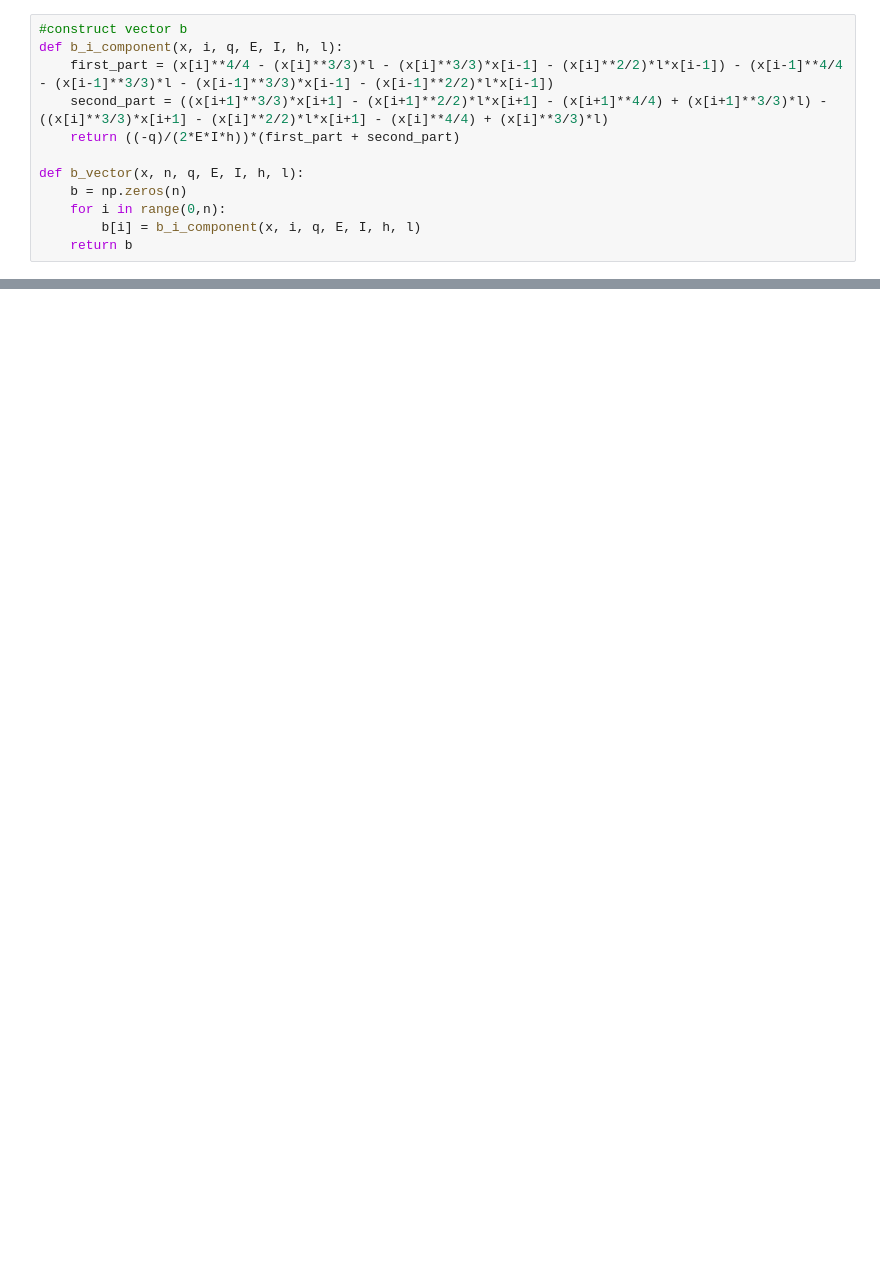
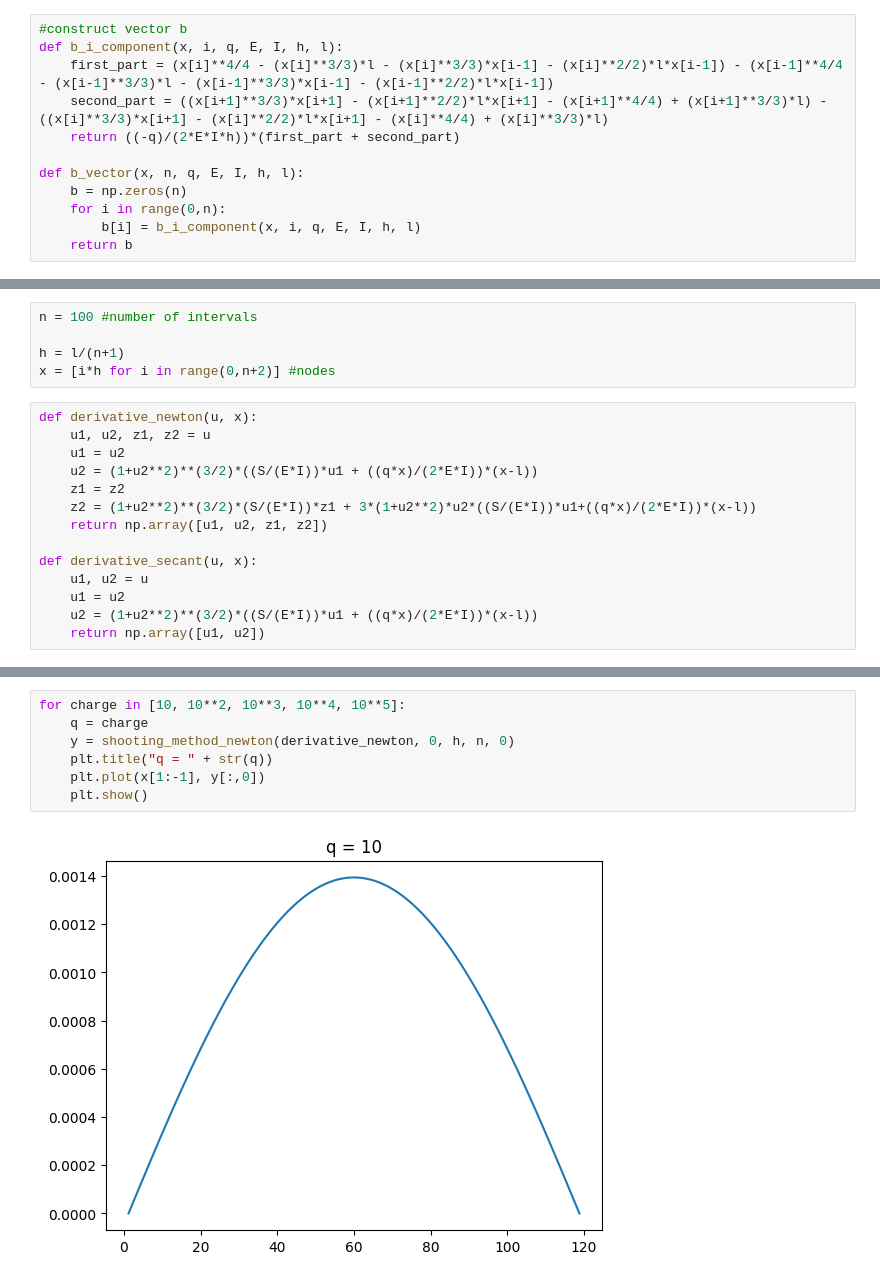
Before and after one commit to EstebanLeiva/NumericalAnalysis, a Jupyter notebook: FinalProject/differentialEquations.ipynb, the cells around one changed output, grey strips where cells are left out. Saved outputs shown, nothing was run; the diff lists cells and outputs as text; blank space fills up the shorter version.

```diff
--- a/FinalProject/differentialEquations.ipynb
+++ b/FinalProject/differentialEquations.ipynb
@@ -105,0 +115,19 @@ $$[1+(w_n')^2]^{-3/2}w_n'' = \frac{S}{EI}w + \frac{qx}{2EI}(x-l), \hspace{5px} 0
+# %%
+n = 100 #number of intervals
+
+h = l/(n+1)
+x = [i*h for i in range(0,n+2)] #nodes
+# %%
+def derivative_newton(u, x):
+    u1, u2, z1, z2 = u
+    u1 = u2
+    u2 = (1+u2**2)**(3/2)*((S/(E*I))*u1 + ((q*x)/(2*E*I))*(x-l))
+    z1 = z2
+    z2 = (1+u2**2)**(3/2)*(S/(E*I))*z1 + 3*(1+u2**2)*u2*((S/(E*I))*u1+((q*x)/(2*E*I))*(x-l))
+    return np.array([u1, u2, z1, z2])
+
+def derivative_secant(u, x):
+    u1, u2 = u
+    u1 = u2
+    u2 = (1+u2**2)**(3/2)*((S/(E*I))*u1 + ((q*x)/(2*E*I))*(x-l))
+    return np.array([u1, u2])
@@ -105,0 +184,9 @@ $$[1+(w_n')^2]^{-3/2}w_n'' = \frac{S}{EI}w + \frac{qx}{2EI}(x-l), \hspace{5px} 0
+# %%
+for charge in [10, 10**2, 10**3, 10**4, 10**5]:
+    q = charge
+    y = shooting_method_newton(derivative_newton, 0, h, n, 0)
+    plt.title("q = " + str(q))
+    plt.plot(x[1:-1], y[:,0])
+    plt.show()
+# %% [output]
+[figure, added]
```
Also changed, not shown: parts of 7 cells of this notebook.
